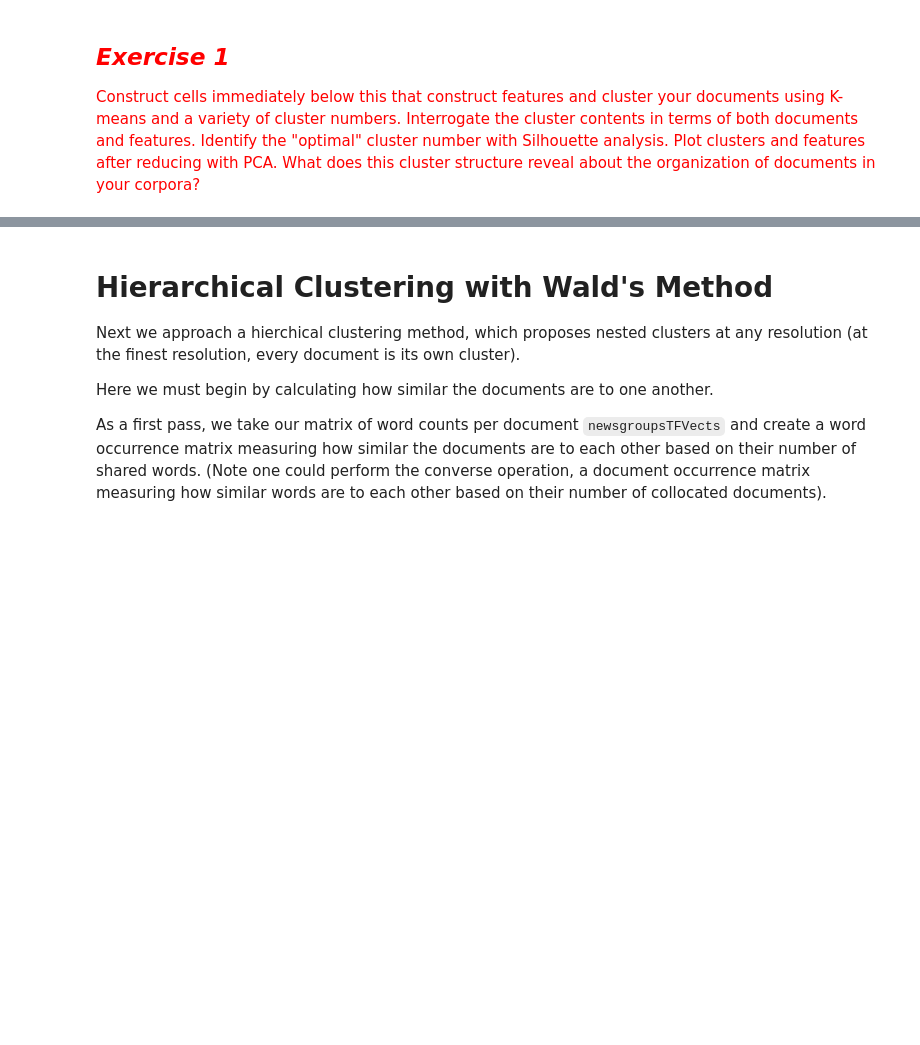
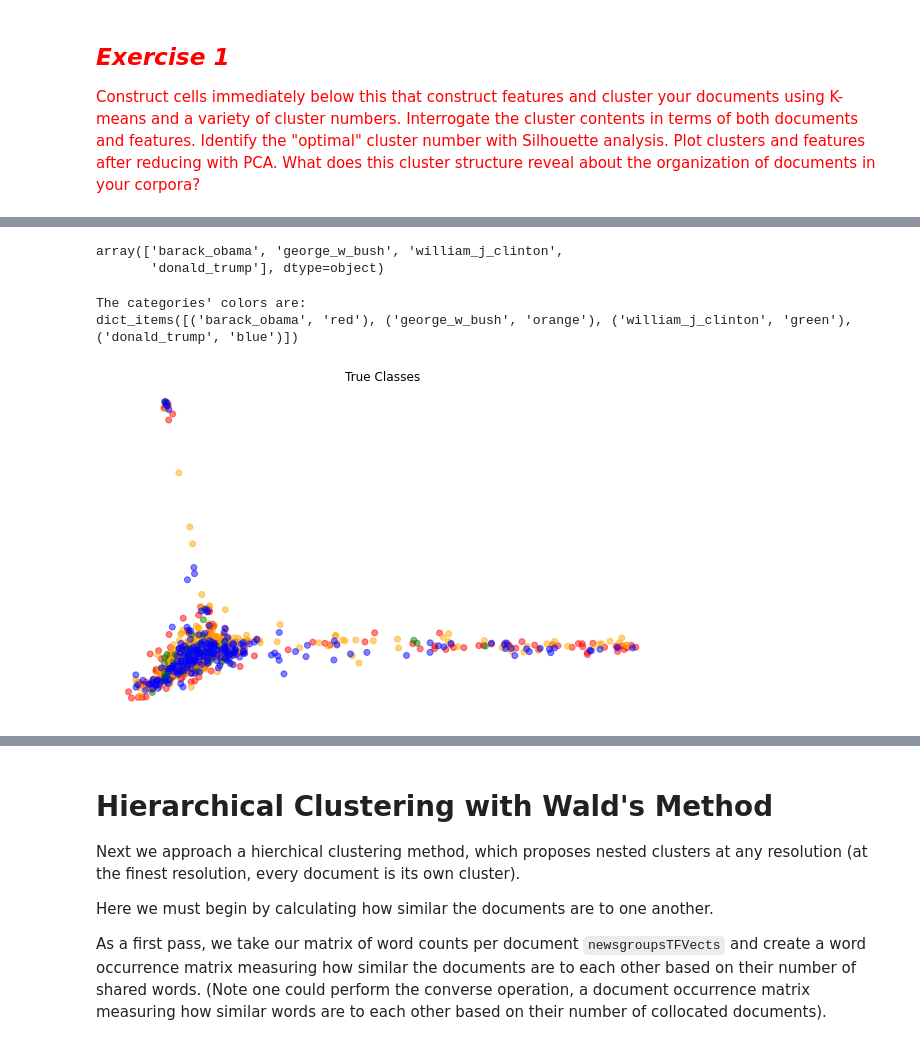
Before and after one commit to lilygrier/Homework-Notebooks, a Jupyter notebook: week-6/6-Discovering-Patterns-Clusters-and-Topics_lilygrier.ipynb, the cells around one changed output, grey strips where cells are left out. Drawn from its saved outputs; the diff is of its cells as text; code cells hidden in the pictures; blank space fills up the shorter version.

```diff
--- a/week-6/6-Discovering-Patterns-Clusters-and-Topics_lilygrier.ipynb
+++ b/week-6/6-Discovering-Patterns-Clusters-and-Topics_lilygrier.ipynb
@@ -647,0 +659,9 @@ targetDF
+# %%
+# tf idf vectorizing
+TFVectorizer = sklearn.feature_extraction.text.TfidfVectorizer(max_df=0.4, max_features=1000, min_df=3, stop_words='english', norm='l2')
+#train
+TFVects = TFVectorizer.fit_transform(targetDF[textColumn])
+# %%
+# run k means
+KM = sklearn.cluster.KMeans(n_clusters = numCategories, init='k-means++')
+KM.fit(TFVects)
@@ -647,0 +697,7 @@ targetDF
+# %%
+# perform PCA and visualize
+PCA = sklearn.decomposition.PCA(n_components = 2).fit(TFVects.toarray())
+reducedPCA_data = PCA.transform(TFVects.toarray())
+
+colors = list(plt.cm.rainbow(np.linspace(0,1, numCategories)))
+colors_p = [colors[l] for l in KM.labels_]
@@ -647,0 +710,28 @@ targetDF
+# %%
+exec_orders['president'].unique()
+# %% [output]
+array(['barack_obama', 'george_w_bush', 'william_j_clinton',
+       'donald_trump'], dtype=object)
+# %%
+colordict = {
+'barack_obama': 'red',
+'george_w_bush': 'orange',
+'william_j_clinton': 'green',
+'donald_trump': 'blue',
+    }
+colors = [colordict[c] for c in exec_orders['president']]
+print("The categories' colors are:\n{}".format(colordict.items()))
+# %% [output]
+The categories' colors are:
+dict_items([('barack_obama', 'red'), ('george_w_bush', 'orange'), ('william_j_clinton', 'green'), ('donald_trump', 'blue')])
+# %%
+fig = plt.figure(figsize = (10,6))
+ax = fig.add_subplot(111)
+ax.set_frame_on(False)
+ax.scatter(reducedPCA_data[:, 0], reducedPCA_data[:, 1], color = colors, alpha = 0.5, label = colors)
+plt.xticks(())
+plt.yticks(())
+plt.title('True Classes')
+plt.show()
+# %% [output]
+[figure, added]
```
Also changed, not shown: parts of 12 cells of this notebook.
